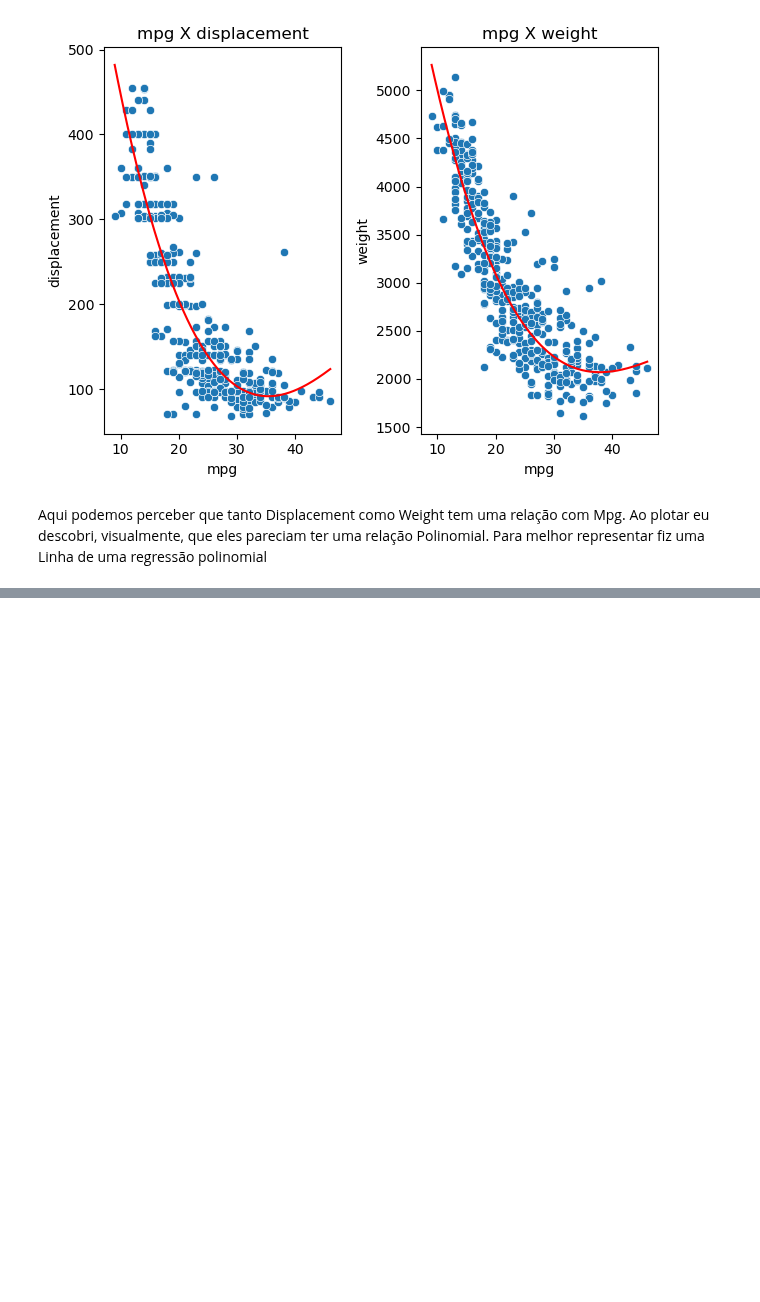
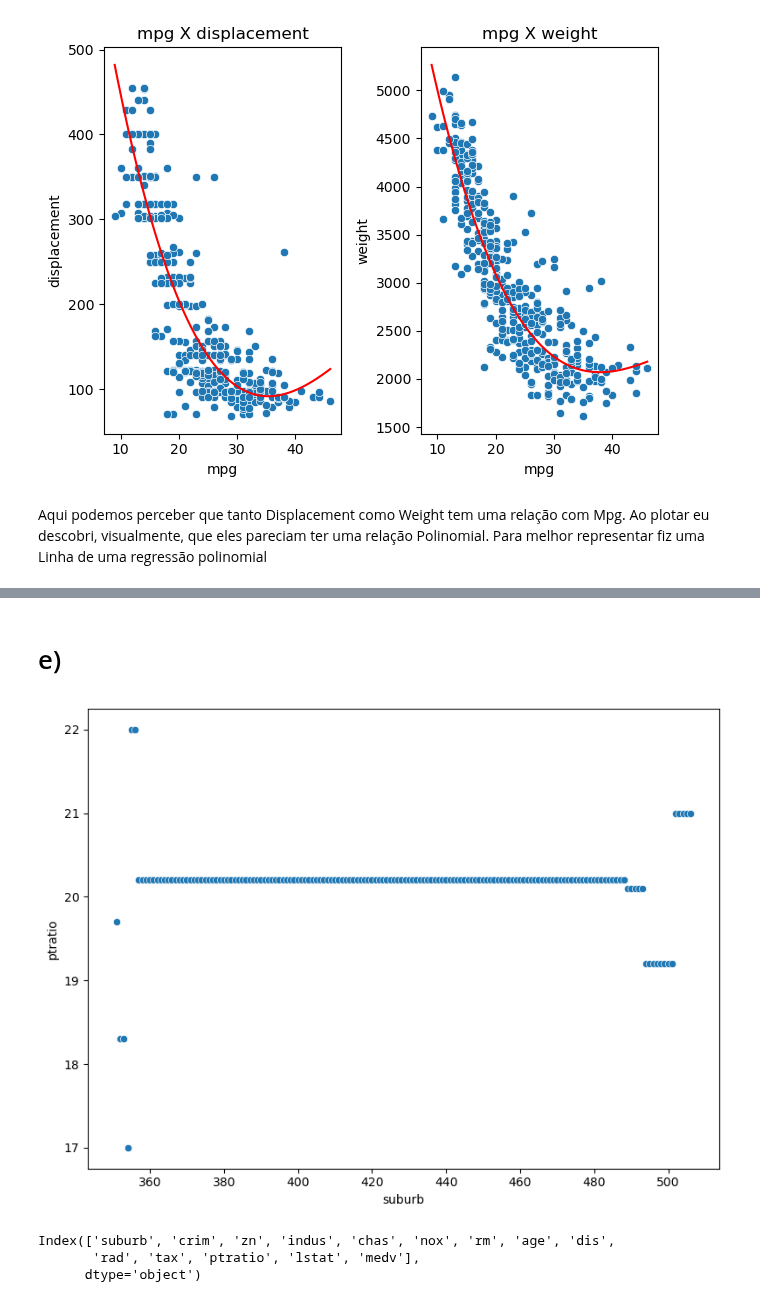
Before and after one commit to josinovmota/Defeating-An-introduction-to-statistical-learning, a Jupyter notebook: Exercises/2.4 Exercises(Statistical Learning)/main.ipynb, the cells around one changed output, grey strips where cells are left out. Drawn from its saved outputs; the diff is of its cells as text; code cells hidden in the pictures; blank space fills up the shorter version.

```diff
--- a/Exercises/2.4 Exercises(Statistical Learning)/main.ipynb
+++ b/Exercises/2.4 Exercises(Statistical Learning)/main.ipynb
@@ -212,0 +260,15 @@ Aqui podemos perceber que tanto Displacement como Weight tem uma relação com M
+# %% [markdown]
+# e)
+# %%
+plt.figure(figsize=(8, 6))
+
+sns.scatterplot(x=df['suburb'][df['suburb'] > 350], y=df['ptratio'])
+plt.tight_layout()
+# %% [output]
+[figure, added]
+# %%
+df.columns
+# %% [output]
+Index(['suburb', 'crim', 'zn', 'indus', 'chas', 'nox', 'rm', 'age', 'dis',
+       'rad', 'tax', 'ptratio', 'lstat', 'medv'],
+      dtype='object')
```
Also changed, not shown: parts of 14 cells of this notebook, 1 other file.
